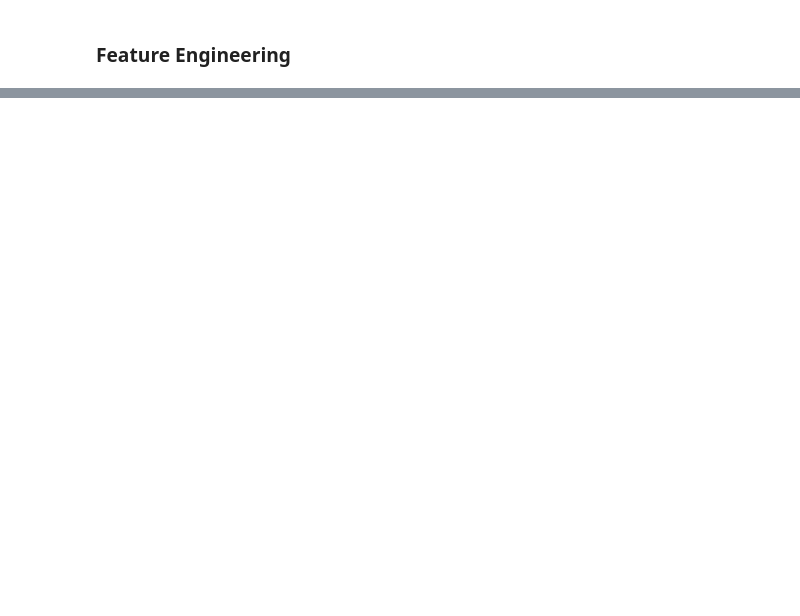
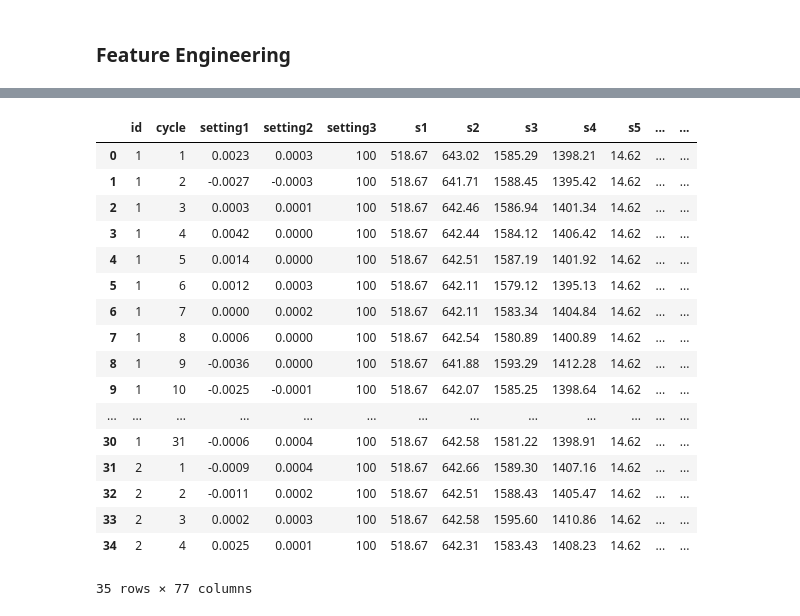
Before and after one commit to sgck257/aircraft-engine-predictive-maintenance, a Jupyter notebook: notebooks/DataPreparationAndFeatureEngineering.ipynb, the cells around one changed output, grey strips where cells are left out. Saved outputs shown, nothing was run; the diff lists cells and outputs as text; code cells hidden in the pictures; blank space fills up the shorter version.

```diff
--- a/notebooks/DataPreparationAndFeatureEngineering.ipynb
+++ b/notebooks/DataPreparationAndFeatureEngineering.ipynb
@@ -124,0 +189,21 @@ train.columns
+# %%
+test[:35]
+# %% [output]
+|  | id | cycle | setting1 | setting2 | setting3 | s1 | s2 | s3 | s4 | s5 | ... | ... |
+| 0 | 1 | 1 | 0.0023 | 0.0003 | 100 | 518.67 | 643.02 | 1585.29 | 1398.21 | 14.62 | ... | ... |
+| 1 | 1 | 2 | -0.0027 | -0.0003 | 100 | 518.67 | 641.71 | 1588.45 | 1395.42 | 14.62 | ... | ... |
+| 2 | 1 | 3 | 0.0003 | 0.0001 | 100 | 518.67 | 642.46 | 1586.94 | 1401.34 | 14.62 | ... | ... |
+| 3 | 1 | 4 | 0.0042 | 0.0000 | 100 | 518.67 | 642.44 | 1584.12 | 1406.42 | 14.62 | ... | ... |
+| 4 | 1 | 5 | 0.0014 | 0.0000 | 100 | 518.67 | 642.51 | 1587.19 | 1401.92 | 14.62 | ... | ... |
+| 5 | 1 | 6 | 0.0012 | 0.0003 | 100 | 518.67 | 642.11 | 1579.12 | 1395.13 | 14.62 | ... | ... |
+| 6 | 1 | 7 | 0.0000 | 0.0002 | 100 | 518.67 | 642.11 | 1583.34 | 1404.84 | 14.62 | ... | ... |
+| 7 | 1 | 8 | 0.0006 | 0.0000 | 100 | 518.67 | 642.54 | 1580.89 | 1400.89 | 14.62 | ... | ... |
+| 8 | 1 | 9 | -0.0036 | 0.0000 | 100 | 518.67 | 641.88 | 1593.29 | 1412.28 | 14.62 | ... | ... |
+| 9 | 1 | 10 | -0.0025 | -0.0001 | 100 | 518.67 | 642.07 | 1585.25 | 1398.64 | 14.62 | ... | ... |
+| ... | ... | ... | ... | ... | ... | ... | ... | ... | ... | ... | ... | ... |
+| 30 | 1 | 31 | -0.0006 | 0.0004 | 100 | 518.67 | 642.58 | 1581.22 | 1398.91 | 14.62 | ... | ... |
+| 31 | 2 | 1 | -0.0009 | 0.0004 | 100 | 518.67 | 642.66 | 1589.30 | 1407.16 | 14.62 | ... | ... |
+| 32 | 2 | 2 | -0.0011 | 0.0002 | 100 | 518.67 | 642.51 | 1588.43 | 1405.47 | 14.62 | ... | ... |
+| 33 | 2 | 3 | 0.0002 | 0.0003 | 100 | 518.67 | 642.58 | 1595.60 | 1410.86 | 14.62 | ... | ... |
+| 34 | 2 | 4 | 0.0025 | 0.0001 | 100 | 518.67 | 642.31 | 1583.43 | 1408.23 | 14.62 | ... | ... |
+35 rows × 77 columns
```
Also changed, not shown: parts of 7 cells of this notebook.
